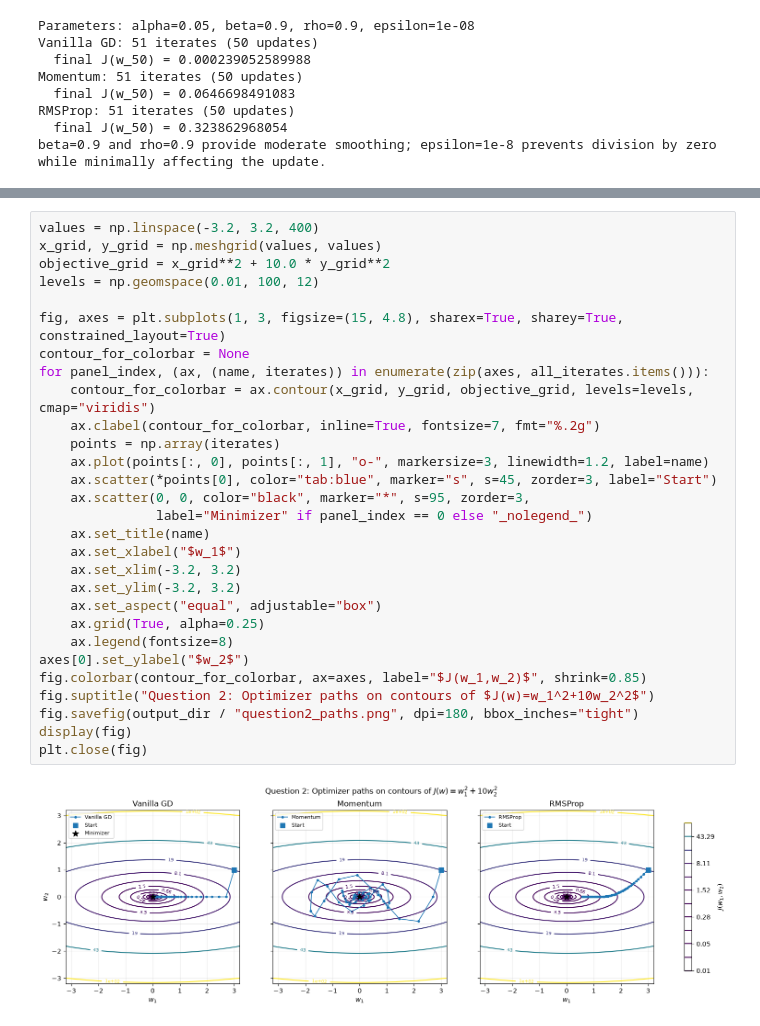
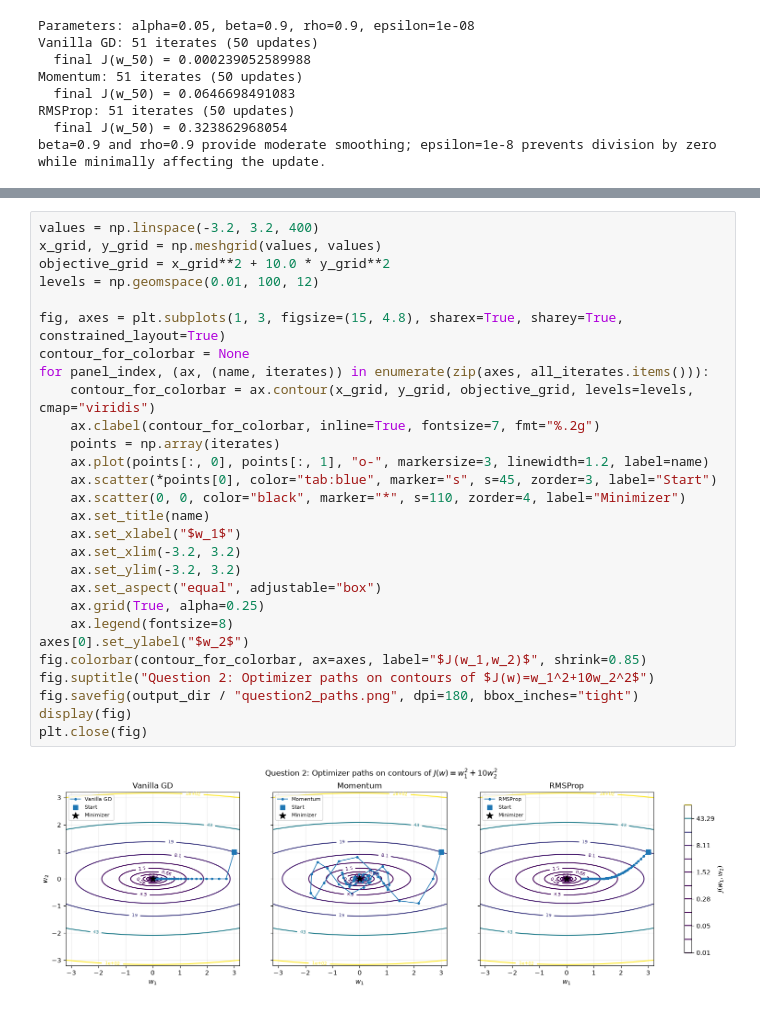
Before and after one commit to GreedyM0nk/BITS_Assignments, a Jupyter notebook: MFML/Assignment2_solution.ipynb, the cells around one changed output, grey strips where cells are left out. Drawn from its saved outputs; the diff is of its cells as text.

```diff
--- a/MFML/Assignment2_solution.ipynb
+++ b/MFML/Assignment2_solution.ipynb
@@ -256,34 +268,33 @@ plt.close(fig)
 # %%
 values = np.linspace(-3.2, 3.2, 400)
 x_grid, y_grid = np.meshgrid(values, values)
 objective_grid = x_grid**2 + 10.0 * y_grid**2
 levels = np.geomspace(0.01, 100, 12)
 
 fig, axes = plt.subplots(1, 3, figsize=(15, 4.8), sharex=True, sharey=True, constrained_layout=True)
 contour_for_colorbar = None
 for panel_index, (ax, (name, iterates)) in enumerate(zip(axes, all_iterates.items())):
     contour_for_colorbar = ax.contour(x_grid, y_grid, objective_grid, levels=levels, cmap="viridis")
     ax.clabel(contour_for_colorbar, inline=True, fontsize=7, fmt="%.2g")
     points = np.array(iterates)
     ax.plot(points[:, 0], points[:, 1], "o-", markersize=3, linewidth=1.2, label=name)
     ax.scatter(*points[0], color="tab:blue", marker="s", s=45, zorder=3, label="Start")
-    ax.scatter(0, 0, color="black", marker="*", s=95, zorder=3,
-               label="Minimizer" if panel_index == 0 else "_nolegend_")
+    ax.scatter(0, 0, color="black", marker="*", s=110, zorder=4, label="Minimizer")
     ax.set_title(name)
     ax.set_xlabel("$w_1$")
     ax.set_xlim(-3.2, 3.2)
     ax.set_ylim(-3.2, 3.2)
     ax.set_aspect("equal", adjustable="box")
     ax.grid(True, alpha=0.25)
     ax.legend(fontsize=8)
 axes[0].set_ylabel("$w_2$")
 fig.colorbar(contour_for_colorbar, ax=axes, label="$J(w_1,w_2)$", shrink=0.85)
 fig.suptitle("Question 2: Optimizer paths on contours of $J(w)=w_1^2+10w_2^2$")
 fig.savefig(output_dir / "question2_paths.png", dpi=180, bbox_inches="tight")
 display(fig)
 plt.close(fig)
 # %% [output]
-[figure, old version]
+[figure, new version]
 # %% [markdown]
 ### Observations
 
```
Also changed, not shown: parts of 5 cells of this notebook, 2 other files.
